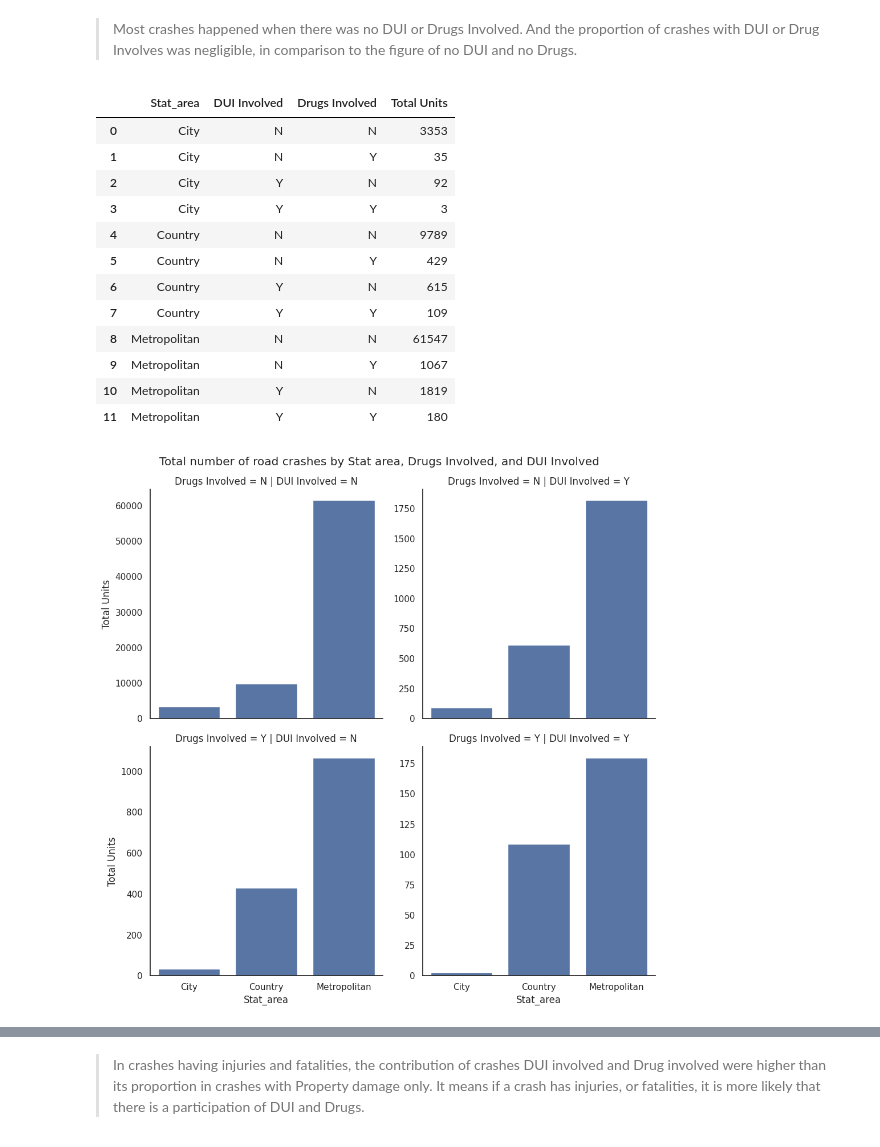
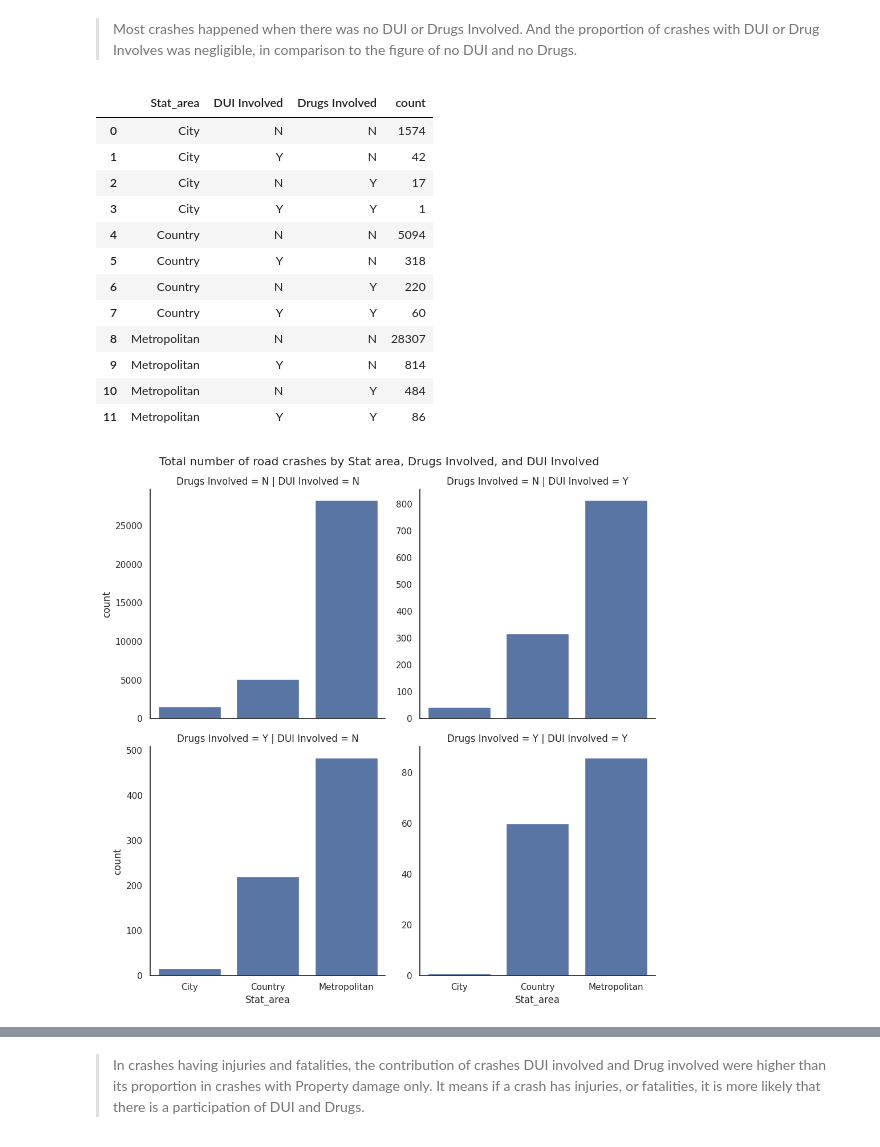
Before and after one commit to Tien-le98/Road_crashes, a Jupyter notebook: Road_Crashes_in_SA.ipynb, the cells around one changed output, grey strips where cells are left out. Saved outputs shown, nothing was run; the diff lists cells and outputs as text; code cells hidden in the pictures.

```diff
--- a/Road_Crashes_in_SA.ipynb
+++ b/Road_Crashes_in_SA.ipynb
@@ -1151,29 +1151,29 @@ night_weather[night_weather['Crash Type'] == 'Hit Object on Road']
 > Most crashes happened when there was no DUI or Drugs Involved. And the proportion of crashes with DUI or Drug Involves was negligible, in comparison to the figure of no DUI and no Drugs.
 # %%
 # Total number of road crashes by Stat area, DUI Involved, and Drugs Involved
-dui_drug = pd.DataFrame(full_crash_2020_2022.groupby(['Stat_area', 'DUI Involved', 'Drugs Involved'])['Total Units'].sum()).reset_index()
+dui_drug = pd.DataFrame(full_crash_2020_2022.groupby(['Stat_area'])[['DUI Involved', 'Drugs Involved']].value_counts()).reset_index()
 dui_drug
 # %% [output]
-|  | Stat_area | DUI Involved | Drugs Involved | Total Units |
-| 0 | City | N | N | 3353 |
-| 1 | City | N | Y | 35 |
-| 2 | City | Y | N | 92 |
-| 3 | City | Y | Y | 3 |
-| 4 | Country | N | N | 9789 |
-| 5 | Country | N | Y | 429 |
-| 6 | Country | Y | N | 615 |
-| 7 | Country | Y | Y | 109 |
-| 8 | Metropolitan | N | N | 61547 |
-| 9 | Metropolitan | N | Y | 1067 |
-| 10 | Metropolitan | Y | N | 1819 |
-| 11 | Metropolitan | Y | Y | 180 |
+|  | Stat_area | DUI Involved | Drugs Involved | count |
+| 0 | City | N | N | 1574 |
+| 1 | City | Y | N | 42 |
+| 2 | City | N | Y | 17 |
+| 3 | City | Y | Y | 1 |
+| 4 | Country | N | N | 5094 |
+| 5 | Country | Y | N | 318 |
+| 6 | Country | N | Y | 220 |
+| 7 | Country | Y | Y | 60 |
+| 8 | Metropolitan | N | N | 28307 |
+| 9 | Metropolitan | Y | N | 814 |
+| 10 | Metropolitan | N | Y | 484 |
+| 11 | Metropolitan | Y | Y | 86 |
 # %%
 g = sns.FacetGrid(dui_drug, col="DUI Involved", row = 'Drugs Involved', height = 5, sharey = False)
 g.fig.suptitle('Total number of road crashes by Stat area, Drugs Involved, and DUI Involved')
-g.map_dataframe(sns.barplot, x="Stat_area", y = 'Total Units')
+g.map_dataframe(sns.barplot, x="Stat_area", y = 'count')
 g.add_legend()
 plt.show()
 # %% [output]
-[figure, old version]
+[figure, new version]
 # %%
 # Total number of road crashes by Severity level, DUI Involved, and Drugs Involved
```
Also changed, not shown: parts of 45 cells of this notebook, 8 other files.
